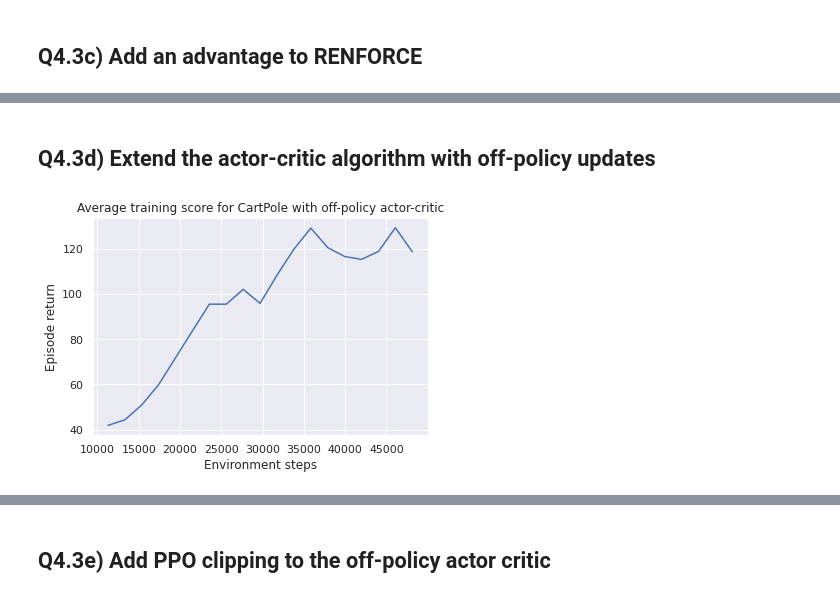
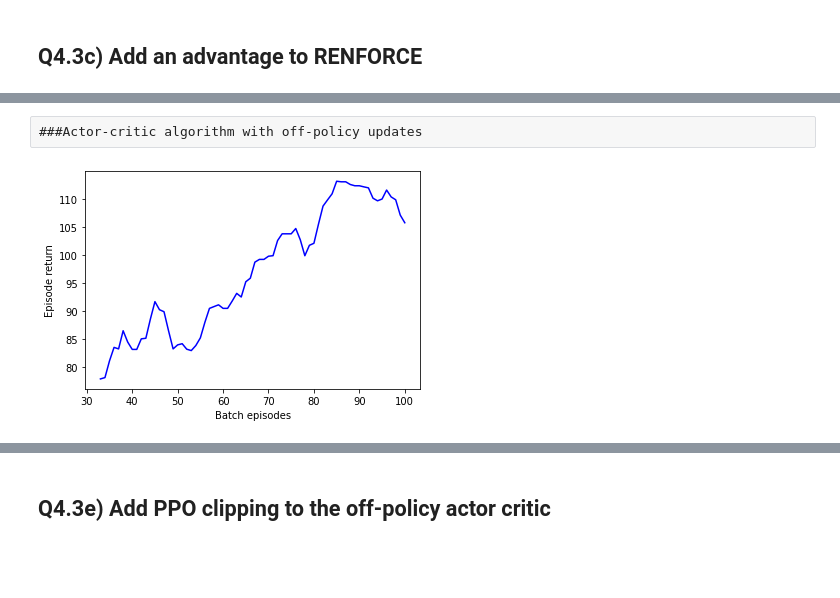
Before and after one commit to jemolano1498/OPPOSD_algorithm, a Jupyter notebook: course_notebooks/ac_solution.ipynb, the cells around one changed output, grey strips where cells are left out. Cells and saved outputs as stored; diff of their text form; code cells hidden in the pictures; blank space fills up the shorter version.

Commit message:
OPPOSD working

```diff
--- a/course_notebooks/ac_solution.ipynb
+++ b/course_notebooks/ac_solution.ipynb
@@ -69,7 +69,8 @@ def default_params():
             # Optimization parameters
             'lr': 5E-4,                       # learning rate of optimizer
             'gamma': 0.99,                    # discount factor gamma
-            'batch_size': 2048,               # number of transitions in a mini-batch
+            'mini_batch_size': 200,               # number of transitions in a mini-batch
+            'batch_size': 500,               # number of transitions in a mini-batch
             'grad_norm_clip': 1,              # gradent clipping if grad norm is larger than this
             # Actor-critic parameters
             'value_loss_param': 0.1,          # governs the relative impact of the value relative to policy loss
@@ -80,12 +81,9 @@ def default_params():
             # PPO parameters
             'ppo_clipping': True,             # whether we use the PPO loss
             'ppo_clip_eps': 0.1,              # the epsilon for the PPO loss
-            # Image input parameters (not used in this exercise)
-            'pixel_observations': False,      # use pixel observations (we will not use this feature here)
-            'pixel_resolution': (78, 78),     # scale image to this resoluton
-            'pixel_grayscale': True,          # convert image into grayscale
-            'pixel_add_last_obs': True,       # stacks 2 observations
-            'pixel_last_obs_delay': 3,        # delay between the two stacked observations
+
+            'states_shape': (1,),  # Amount of states
+            'num_actions': 5,       # delay between the two stacked observations
            }
 # %% [markdown]
 `TransitionBatches` are dictionaries of variables, e.g. states or actions, that are saved in contiguous Tensors. <a id=TransitionBatch></a>
@@ -580,7 +578,7 @@ class ReinforceLearner:
 An `Experiment` is an abstract class that starts and maintains a single learning experiment (i.e. random seed). The experiment is started using `run()` and can be interrupted at any time using `close()`. Afterwards the experiment can be restarted at any time calling `run()` again. <a id=Experiment></a>
 # %%
 # Same as in exercise sheet 3
-import seaborn as sns
+# import seaborn as sns
 class Experiment:
     """ Abstract class of an experiment. Contains logging and plotting functionality."""
     def __init__(self, params, model, **kwargs):
@@ -599,7 +597,7 @@ class Experiment:
         """ Plots logged training results. Use "update=True" if the plot is continuously updated
             or use "update=False" if this is the final call (otherwise there will be double plotting). """
         # Smooth curves
-        window = max(int(len(self.episode_returns) / 50), 10)
+        window = max(int(len(self.episode_returns) / 3), 1)
         if len(self.episode_losses) < window + 2: return
         returns = np.convolve(self.episode_returns, np.ones(window)/window, 'valid')
         lengths = np.convolve(self.episode_lengths, np.ones(window)/window, 'valid')
@@ -614,16 +612,14 @@ class Experiment:
             x_losses = [i + len(returns) - len(losses) + window for i in range(len(losses))]
         # Create plot
         colors = ['b', 'g', 'r']
-        sns.set()
-        fig = plt.gcf()
         # fig.set_size_inches(16, 4)
         plt.clf()
         # Plot the losses in the left subplot
         # pl.subplot(1, 3, 1)
-        plt.plot(env_steps, returns, colors[0])
-        plt.xlabel('Environment steps' if self.plot_train_samples else 'episodes')
+        plt.plot(x_returns, returns, colors[0])
+        plt.xlabel('Environment steps' if self.plot_train_samples else 'Batch episodes')
         plt.ylabel('Episode return')
-        plt.title('Average training score for CartPole with off-PAC with PPO')
+        # plt.title('Average training score for CartPole with off-PAC with PPO')
         # Plot the episode lengths in the middle subplot
         # ax = pl.subplot(1, 3, 2)
         # ax.plot(env_steps, lengths, colors[0])
@@ -654,6 +650,7 @@ class ActorCriticExperiment (Experiment):
     def __init__(self, params, model, learner=None, **kwargs):
         super().__init__(params, model, **kwargs)
         self.max_episodes = params.get('max_episodes', int(1E6))
+        self.max_batch_episodes = params.get('max_batch_episodes', int(1E6))
         self.max_steps = params.get('max_steps', int(1E9))
         self.grad_repeats = params.get('grad_repeats', 1)
         self.batch_size = params.get('batch_size', 1024)
@@ -663,6 +660,8 @@ class ActorCriticExperiment (Experiment):
                       else Runner(self.controller, params=params)
         self.learner = ReinforceLearner(model, params=params) if learner is None else learner
         self.learner.set_controller(self.controller)
+        self.opposd = params.get('opposd', False)
+        self.opposd_iterations = params.get('opposd_iterations', 50)
 
     def close(self):
         """ Overrides Experiment.close() """
@@ -676,9 +675,13 @@ class ActorCriticExperiment (Experiment):
         # Run the experiment
         transition_buffer = TransitionBatch(self.batch_size, self.runner.transition_format(), self.batch_size)
         env_steps = 0 if len(self.env_steps) == 0 else self.env_steps[-1]
-        for e in range(self.max_episodes):
+        for e in range(self.max_batch_episodes):
             # Run the policy for batch_size steps
             batch = self.runner.run(self.batch_size, transition_buffer)
+            if self.opposd:
+                # print('OK1')
+                self.learner.reset_w_net()
+                # print('OK2')
             env_steps += batch['env_steps']
             if batch['episode_length'] is not None:
                 self.env_steps.append(env_steps)
@@ -813,28 +863,31 @@ experiment.plot_training()
-# %% [markdown]
-## Q4.3d) Extend the actor-critic algorithm with off-policy updates <a id=q3></a>
+# %% [raw]
+###Actor-critic algorithm with off-policy updates
 # %%
 # Executing this code-block defines a new experiment
 params = default_params()
-params['offpolicy_iterations'] = 80
-params['max_steps'] = int(5E5)
+params['offpolicy_iterations'] = 128
+params['plot_train_samples'] = False
+params['plot_frequency'] = 4
+params['max_batch_episodes'] = int(100)
+params['batch_size'] = 1000
 env = gym.make(params['env'])
 n_actions, state_dim = env.action_space.n, env.observation_space.shape[0]
 
 # The model has n_action policy heads and one value head
 model = th.nn.Sequential(th.nn.Linear(state_dim, 128), th.nn.ReLU(),
                          th.nn.Linear(128, 512), th.nn.ReLU(),
                          th.nn.Linear(512, 128), th.nn.ReLU(),
                          th.nn.Linear(128, n_actions + 1))
 experiment = ActorCriticExperiment(params, model, learner=ActorCriticLearner(model, params=params))
 
 # Re-executing this code-block picks up the experiment where you left off
 try:
     experiment.run()
 except KeyboardInterrupt:
     experiment.close()
 experiment.plot_training()
 # %% [output]
-[figure, old version]
+[figure, new version]
 # %%
 class OffpolicyActorCriticLearner (ActorCriticLearner):
     def __init__(self, model, controller=None, params={}):
```
Also changed, not shown: parts of 10 cells of this notebook, 6 other files.
